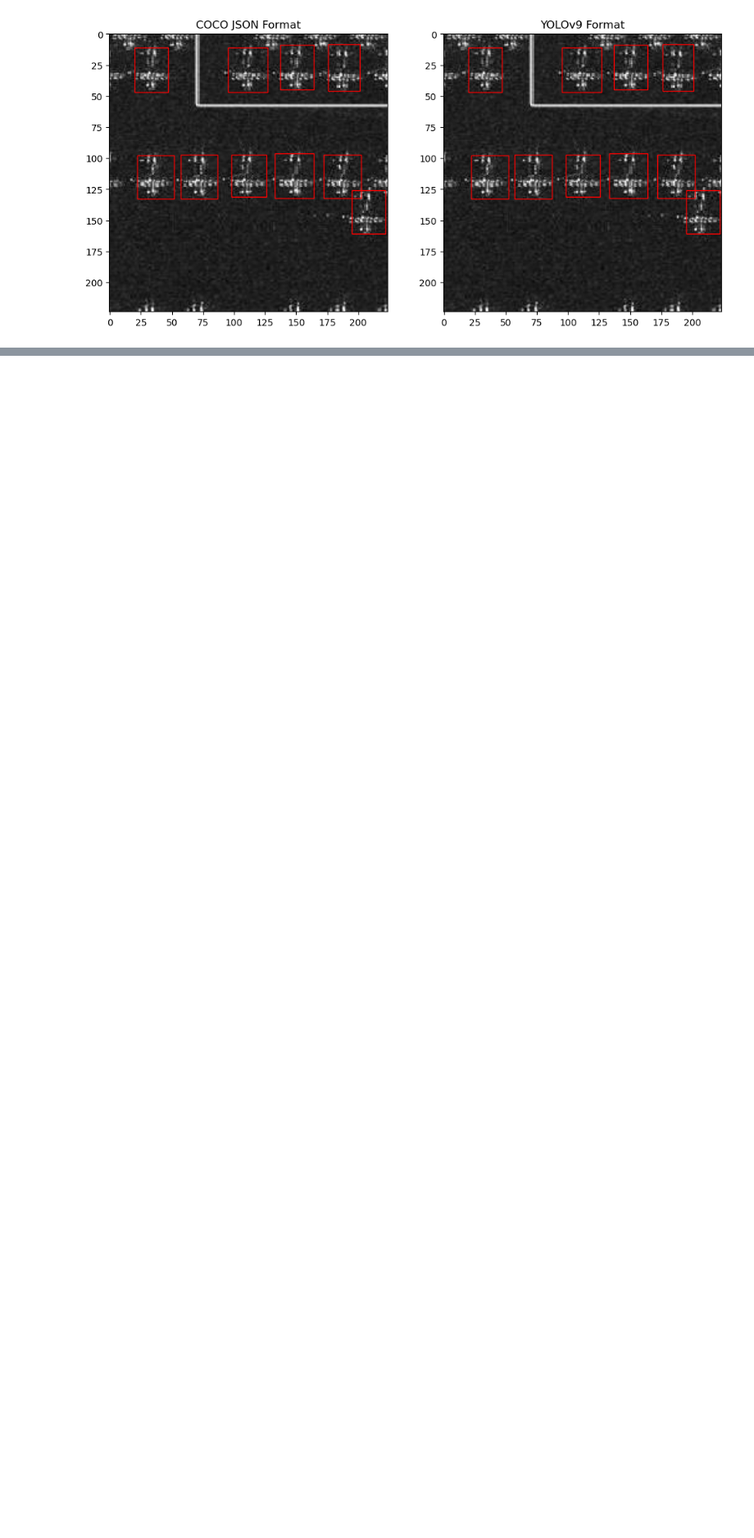
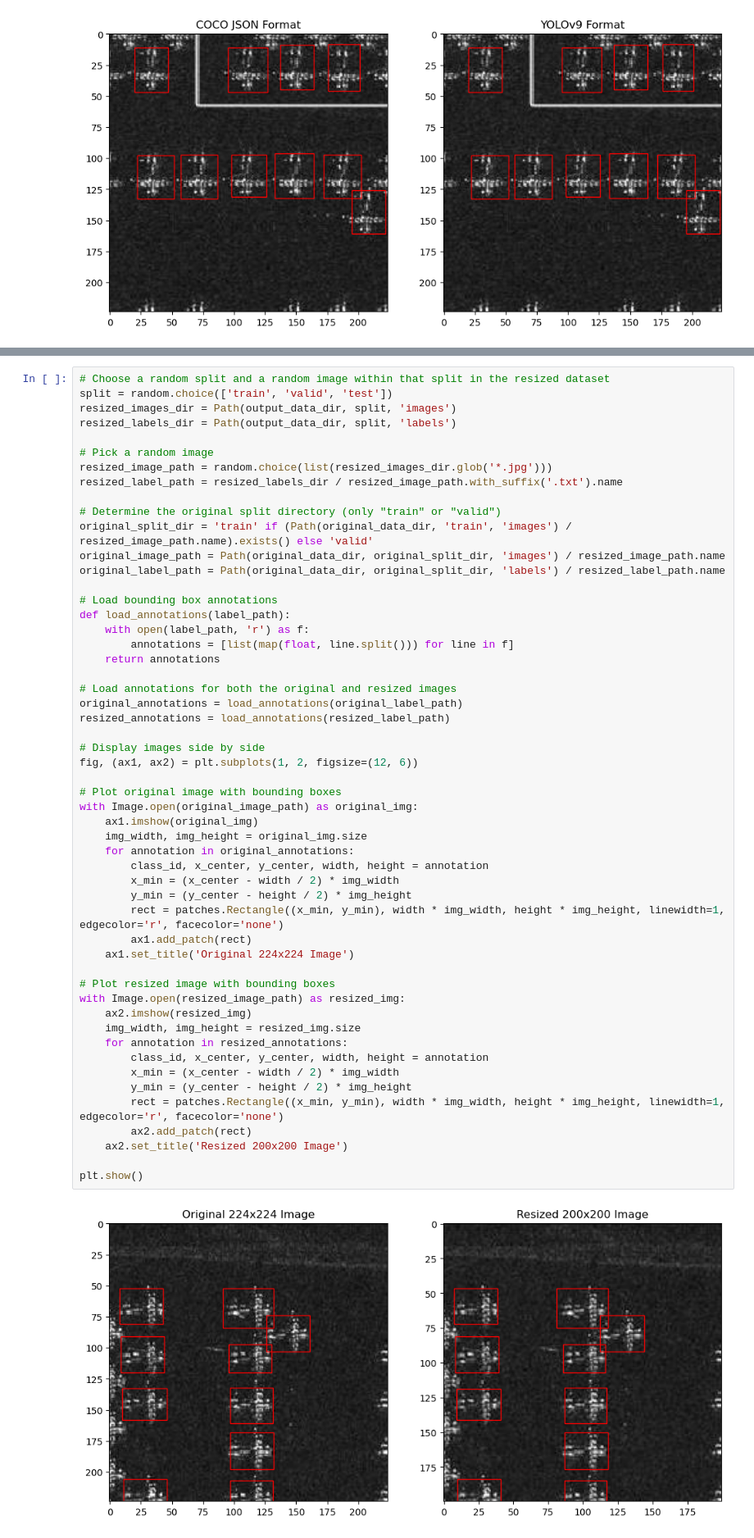
Before and after one commit to alexmul1114/Senior-Design, a Jupyter notebook: dataset_exploration/SADD_exploration.ipynb, the cells around one changed output, grey strips where cells are left out. Shown at 82% size. Cells and saved outputs as stored; diff of their text form; blank space fills up the shorter version.

```diff
--- a/dataset_exploration/SADD_exploration.ipynb
+++ b/dataset_exploration/SADD_exploration.ipynb
@@ -375,0 +541,55 @@ plt.show()
+# %%
+# Choose a random split and a random image within that split in the resized dataset
+split = random.choice(['train', 'valid', 'test'])
+resized_images_dir = Path(output_data_dir, split, 'images')
+resized_labels_dir = Path(output_data_dir, split, 'labels')
+
+# Pick a random image
+resized_image_path = random.choice(list(resized_images_dir.glob('*.jpg')))
+resized_label_path = resized_labels_dir / resized_image_path.with_suffix('.txt').name
+
+# Determine the original split directory (only "train" or "valid")
+original_split_dir = 'train' if (Path(original_data_dir, 'train', 'images') / resized_image_path.name).exists() else 'valid'
+original_image_path = Path(original_data_dir, original_split_dir, 'images') / resized_image_path.name
+original_label_path = Path(original_data_dir, original_split_dir, 'labels') / resized_label_path.name
+
+# Load bounding box annotations
+def load_annotations(label_path):
+    with open(label_path, 'r') as f:
+        annotations = [list(map(float, line.split())) for line in f]
+    return annotations
+
+# Load annotations for both the original and resized images
+original_annotations = load_annotations(original_label_path)
+resized_annotations = load_annotations(resized_label_path)
+
+# Display images side by side
+fig, (ax1, ax2) = plt.subplots(1, 2, figsize=(12, 6))
+
+# Plot original image with bounding boxes
+with Image.open(original_image_path) as original_img:
+    ax1.imshow(original_img)
+    img_width, img_height = original_img.size
+    for annotation in original_annotations:
+        class_id, x_center, y_center, width, height = annotation
+        x_min = (x_center - width / 2) * img_width
+        y_min = (y_center - height / 2) * img_height
+        rect = patches.Rectangle((x_min, y_min), width * img_width, height * img_height, linewidth=1, edgecolor='r', facecolor='none')
+        ax1.add_patch(rect)
+    ax1.set_title('Original 224x224 Image')
+
+# Plot resized image with bounding boxes
+with Image.open(resized_image_path) as resized_img:
+    ax2.imshow(resized_img)
+    img_width, img_height = resized_img.size
+    for annotation in resized_annotations:
+        class_id, x_center, y_center, width, height = annotation
+        x_min = (x_center - width / 2) * img_width
+        y_min = (y_center - height / 2) * img_height
+        rect = patches.Rectangle((x_min, y_min), width * img_width, height * img_height, linewidth=1, edgecolor='r', facecolor='none')
+        ax2.add_patch(rect)
+    ax2.set_title('Resized 200x200 Image')
+
+plt.show()
+# %% [output]
+[figure, added]
```
Also changed, not shown: parts of 5 cells of this notebook.
